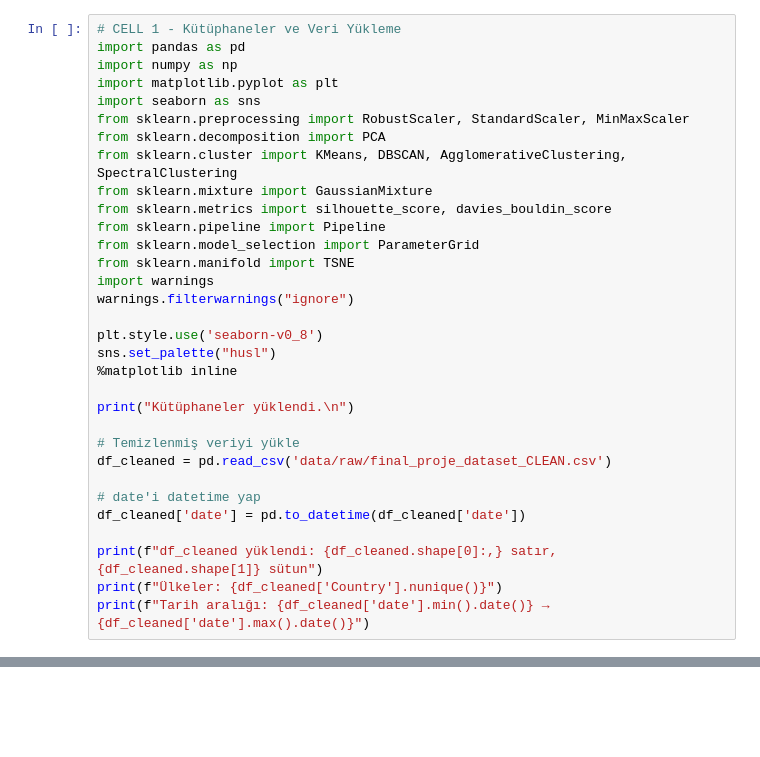
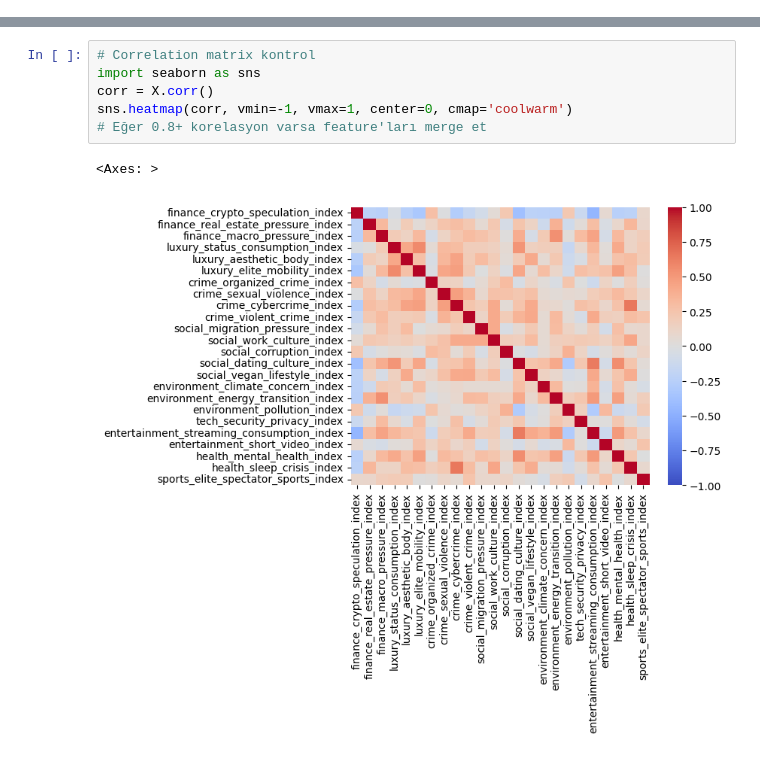
Before and after one commit to semayilmazs/Cultural-Similarity, a Jupyter notebook: clustering.ipynb, the cells around one changed output, grey strips where cells are left out. Drawn from its saved outputs; the diff is of its cells as text; blank space fills up the shorter version.

Commit message:
clustering logic and readme update

```diff
--- a/clustering.ipynb
+++ b/clustering.ipynb
@@ -3,32 +0,0 @@ güncellenecek
-# %%
-# CELL 1 - Kütüphaneler ve Veri Yükleme
-import pandas as pd
-import numpy as np
-import matplotlib.pyplot as plt
-import seaborn as sns
-from sklearn.preprocessing import RobustScaler, StandardScaler, MinMaxScaler
-from sklearn.decomposition import PCA
-from sklearn.cluster import KMeans, DBSCAN, AgglomerativeClustering, SpectralClustering
-from sklearn.mixture import GaussianMixture
-from sklearn.metrics import silhouette_score, davies_bouldin_score
-from sklearn.pipeline import Pipeline
-from sklearn.model_selection import ParameterGrid
-from sklearn.manifold import TSNE
-import warnings
-warnings.filterwarnings("ignore")
-
-plt.style.use('seaborn-v0_8')
-sns.set_palette("husl")
-%matplotlib inline
-
-print("Kütüphaneler yüklendi.\n")
-
-# Temizlenmiş veriyi yükle
-df_cleaned = pd.read_csv('data/raw/final_proje_dataset_CLEAN.csv')
-
-# date'i datetime yap
-df_cleaned['date'] = pd.to_datetime(df_cleaned['date'])
-
-print(f"df_cleaned yüklendi: {df_cleaned.shape[0]:,} satır, {df_cleaned.shape[1]} sütun")
-print(f"Ülkeler: {df_cleaned['Country'].nunique()}")
-print(f"Tarih aralığı: {df_cleaned['date'].min().date()} → {df_cleaned['date'].max().date()}")
@@ -530,0 +238,9 @@ Name: count, dtype: int64
+# %%
+# Correlation matrix kontrol
+import seaborn as sns
+corr = X.corr()
+sns.heatmap(corr, vmin=-1, vmax=1, center=0, cmap='coolwarm')
+# Eğer 0.8+ korelasyon varsa feature'ları merge et
+# %% [output]
+<Axes: >
+[figure, added]
```
Also changed, not shown: parts of 17 cells of this notebook, 7 other files.
